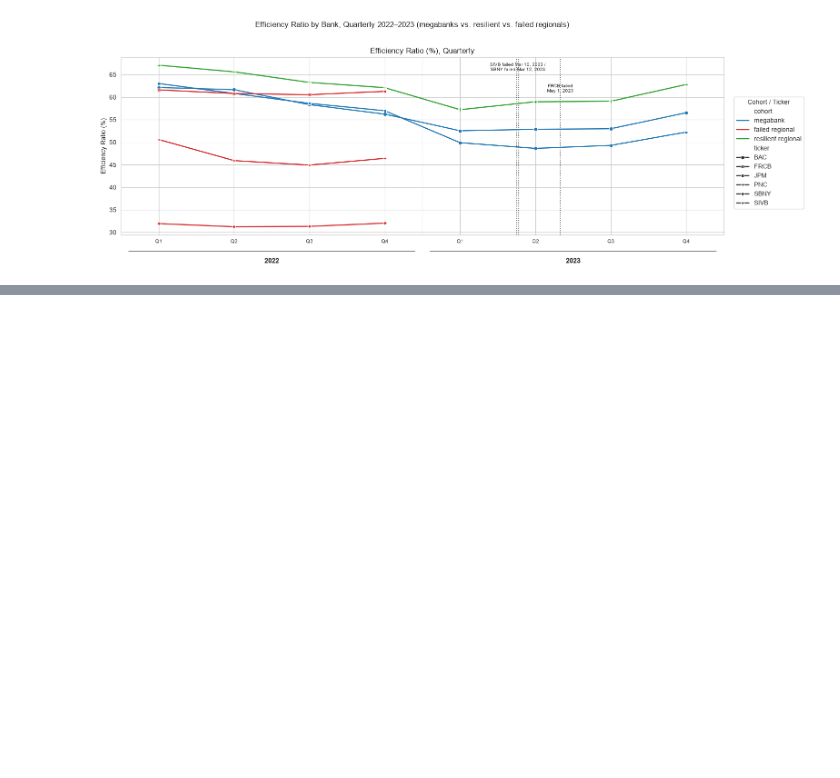
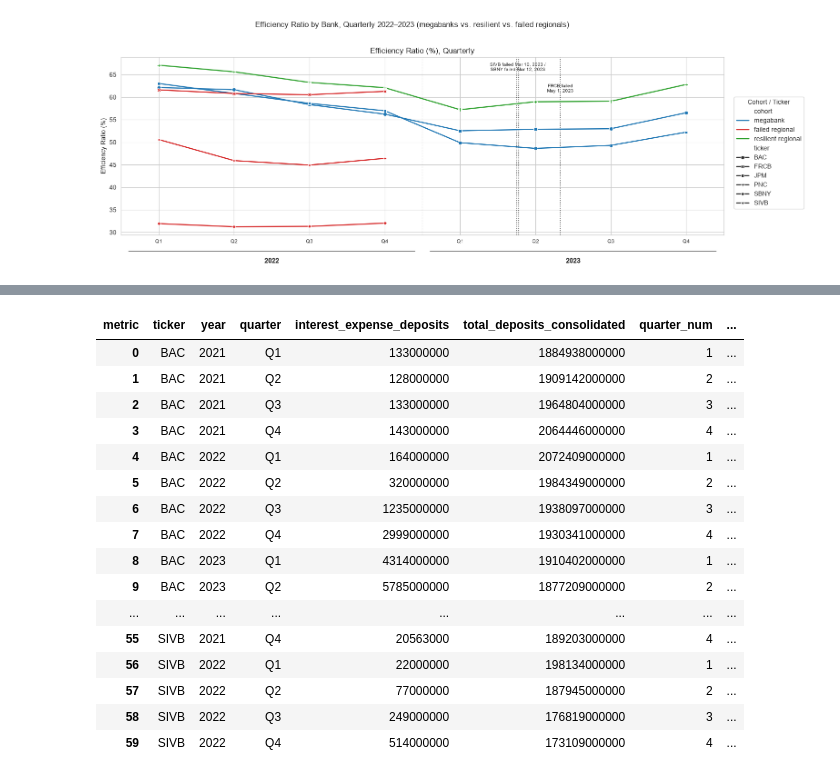
Before and after one commit to odrive881/bank-failure-analysis, a Jupyter notebook: data_analysis.ipynb, the cells around one changed output, grey strips where cells are left out. Saved outputs shown, nothing was run; the diff lists cells and outputs as text; code cells hidden in the pictures; blank space fills up the shorter version.

```diff
--- a/data_analysis.ipynb
+++ b/data_analysis.ipynb
@@ -1189,0 +1201,47 @@ plt.show()
+# %%
+"""COST OF DEPOSITS (quarterly, annualized %), 2021-2023 -- full range needed for the Q4 2021 baseline"""
+deposit_beta_source = pd.read_parquet("data/processed/processed_dataframes/DataframeLongQuarterly.parquet")
+deposit_beta_source["ticker"] = deposit_beta_source["company_name"].map(bank_tickers)
+
+deposit_beta_pivot = deposit_beta_source.pivot_table(
+    index=["ticker", "year", "quarter"],
+    columns="metric",
+    values="value_usd",
+)[["interest_expense_deposits", "total_deposits_consolidated"]].reset_index()
+
+deposit_beta_pivot["quarter_num"] = deposit_beta_pivot["quarter"].str[1].astype(int)
+deposit_beta_pivot = deposit_beta_pivot.sort_values(["ticker", "year", "quarter_num"]).reset_index(drop=True)
+
+# Average of the current and prior quarter-end deposit balance, in chronological
+# (not same-year) order -- Q1's "prior quarter" is the previous year's Q4.
+deposit_beta_pivot["avg_total_deposits"] = (
+    deposit_beta_pivot["total_deposits_consolidated"] +
+    deposit_beta_pivot.groupby("ticker")["total_deposits_consolidated"].shift()
+) / 2
+
+deposit_beta_pivot["cost_of_deposits"] = (
+    deposit_beta_pivot["interest_expense_deposits"] * 4 / deposit_beta_pivot["avg_total_deposits"]
+) * 100
+
+deposit_beta_pivot["cohort"] = deposit_beta_pivot["ticker"].map(cohort_map)
+deposit_beta_pivot[["interest_expense_deposits", "total_deposits_consolidated", "avg_total_deposits"]] = (
+    deposit_beta_pivot[["interest_expense_deposits", "total_deposits_consolidated", "avg_total_deposits"]].astype("Int64"))
+deposit_beta_pivot
+# %% [output]
+| metric | ticker | year | quarter | interest_expense_deposits | total_deposits_consolidated | quarter_num | ... |
+| 0 | BAC | 2021 | Q1 | 133000000 | 1884938000000 | 1 | ... |
+| 1 | BAC | 2021 | Q2 | 128000000 | 1909142000000 | 2 | ... |
+| 2 | BAC | 2021 | Q3 | 133000000 | 1964804000000 | 3 | ... |
+| 3 | BAC | 2021 | Q4 | 143000000 | 2064446000000 | 4 | ... |
+| 4 | BAC | 2022 | Q1 | 164000000 | 2072409000000 | 1 | ... |
+| 5 | BAC | 2022 | Q2 | 320000000 | 1984349000000 | 2 | ... |
+| 6 | BAC | 2022 | Q3 | 1235000000 | 1938097000000 | 3 | ... |
+| 7 | BAC | 2022 | Q4 | 2999000000 | 1930341000000 | 4 | ... |
+| 8 | BAC | 2023 | Q1 | 4314000000 | 1910402000000 | 1 | ... |
+| 9 | BAC | 2023 | Q2 | 5785000000 | 1877209000000 | 2 | ... |
+| ... | ... | ... | ... | ... | ... | ... | ... |
+| 55 | SIVB | 2021 | Q4 | 20563000 | 189203000000 | 4 | ... |
+| 56 | SIVB | 2022 | Q1 | 22000000 | 198134000000 | 1 | ... |
+| 57 | SIVB | 2022 | Q2 | 77000000 | 187945000000 | 2 | ... |
+| 58 | SIVB | 2022 | Q3 | 249000000 | 176819000000 | 3 | ... |
+| 59 | SIVB | 2022 | Q4 | 514000000 | 173109000000 | 4 | ... |
```
Also changed, not shown: parts of 18 cells of this notebook, 47 other files.
